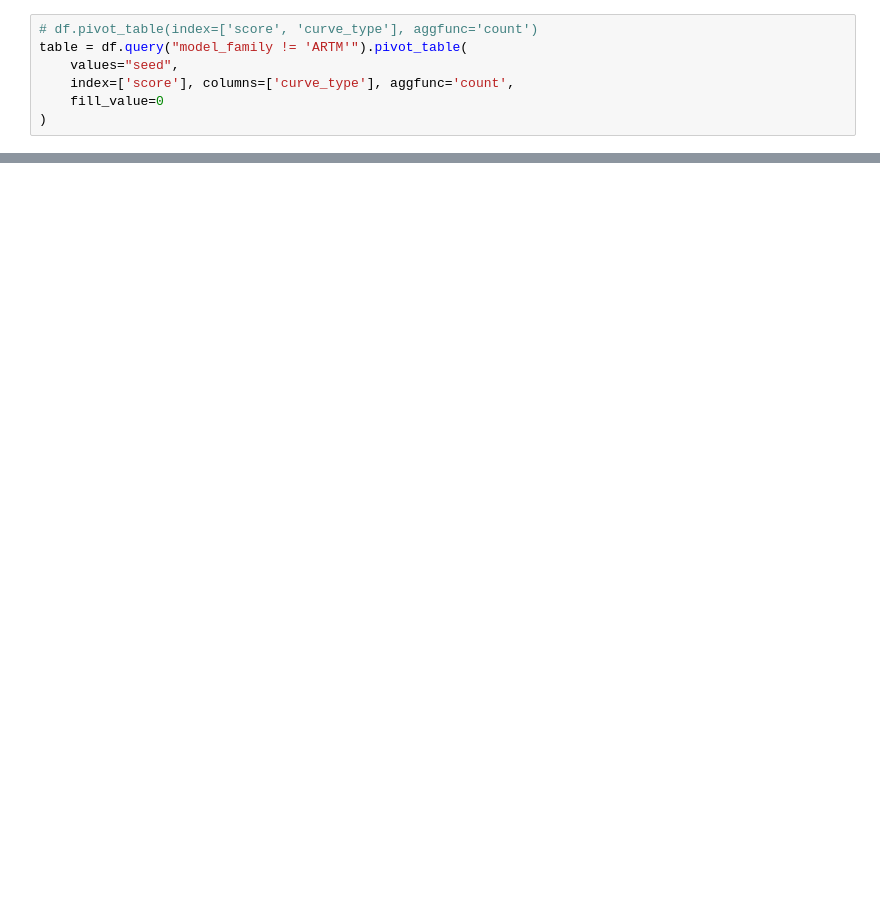
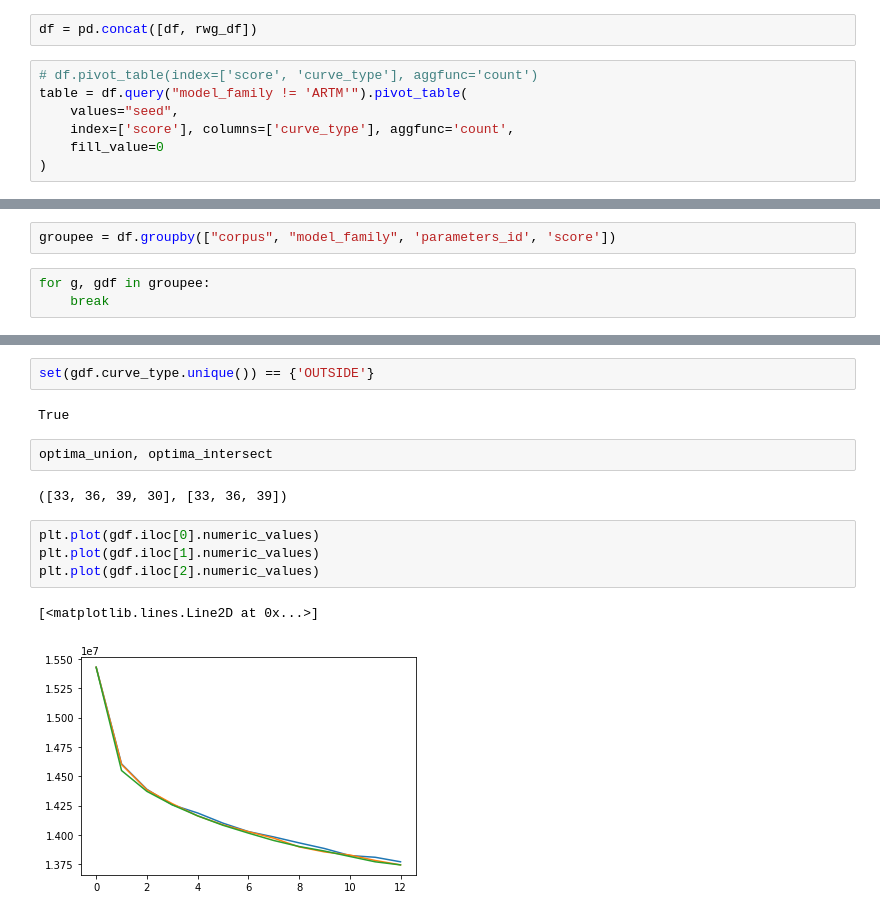
Before and after one commit to machine-intelligence-laboratory/OptimalNumberOfTopics, a Jupyter notebook: demos/AutoTable.ipynb, the cells around one changed output, grey strips where cells are left out. Saved outputs shown, nothing was run; the diff lists cells and outputs as text; blank space fills up the shorter version.

```diff
--- a/demos/AutoTable.ipynb
+++ b/demos/AutoTable.ipynb
@@ -170,3 +283,5 @@ df.query("corpus == 'WikiRef220' and curve_type != 'EMPTY'")
+# %%
+df = pd.concat([df, rwg_df])
 # %%
 # df.pivot_table(index=['score', 'curve_type'], aggfunc='count')
 table = df.query("model_family != 'ARTM'").pivot_table(
@@ -369,0 +309,5 @@ Name: all_scores_intersection, dtype: object
+# %%
+groupee = df.groupby(["corpus", "model_family", 'parameters_id', 'score'])
+# %%
+for g, gdf in groupee:
+    break
@@ -369,0 +343,15 @@ Name: all_scores_intersection, dtype: object
+# %%
+set(gdf.curve_type.unique()) == {'OUTSIDE'}
+# %% [output]
+True
+# %%
+optima_union, optima_intersect
+# %% [output]
+([33, 36, 39, 30], [33, 36, 39])
+# %%
+plt.plot(gdf.iloc[0].numeric_values)
+plt.plot(gdf.iloc[1].numeric_values)
+plt.plot(gdf.iloc[2].numeric_values)
+# %% [output]
+[<matplotlib.lines.Line2D at 0x...>]
+[figure, added]
```
Also changed, not shown: parts of 102 cells of this notebook.
